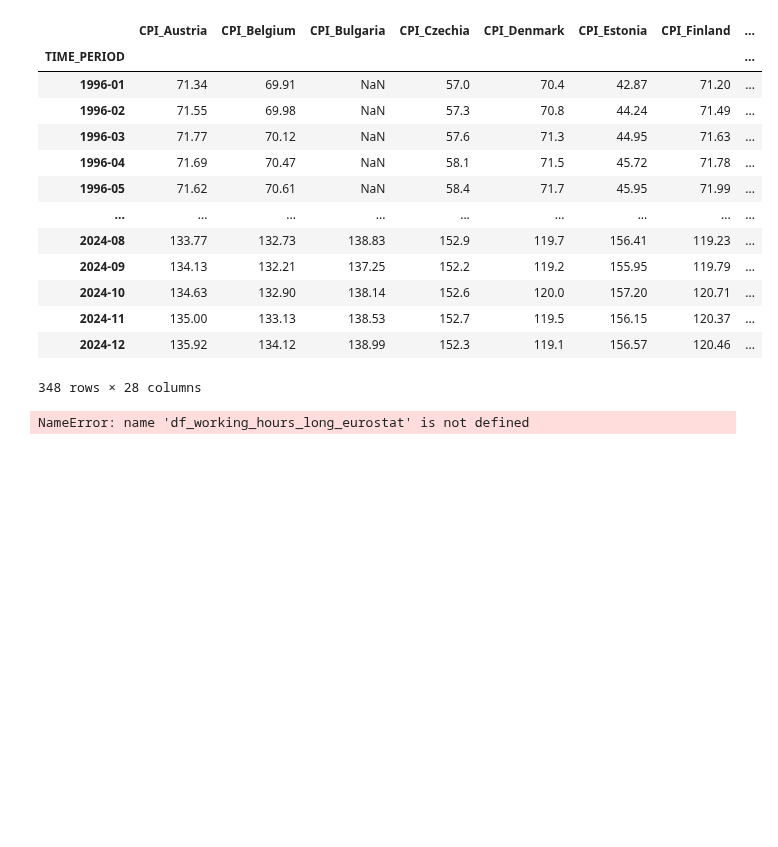
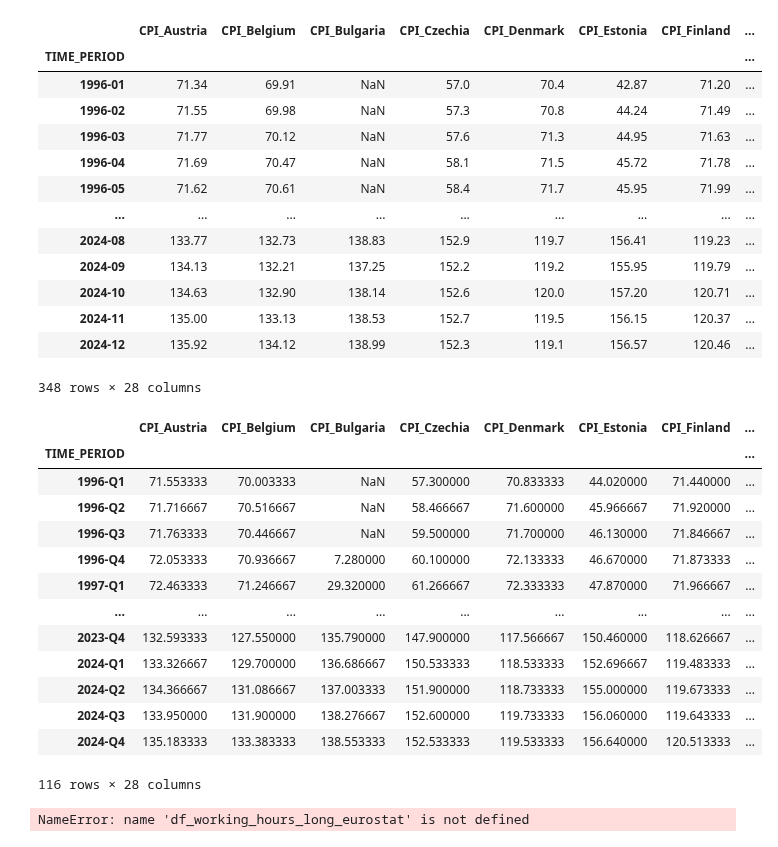
Before and after one commit to enriquealarcon01/Stat-App, a Jupyter notebook: Stat'App- test données_copie_alt.ipynb, the cells around one changed output. Saved outputs shown, nothing was run; the diff lists cells and outputs as text; code cells hidden in the pictures; blank space fills up the shorter version.

Commit message:
Modification CPI--> CPI trimestriel

```diff
--- a/Stat'App- test données_copie_alt.ipynb
+++ b/Stat'App- test données_copie_alt.ipynb
@@ -492,6 +484,33 @@ df_CPI
 | 2024-11 | 135.00 | 133.13 | 138.53 | 152.7 | 119.5 | 156.15 | 120.37 | ... |
 | 2024-12 | 135.92 | 134.12 | 138.99 | 152.3 | 119.1 | 156.57 | 120.46 | ... |
 348 rows × 28 columns
+# %%
+#Mise en place du CPI trimestriel
+# Conversion de TIME_PERIOD en format datetime avec fréquence trimestrielle
+df_CPI.index = pd.PeriodIndex(df_CPI.index, freq='Q')
+
+# On calcule la moyenne par trimestre
+df_CPI_trimestriel = df_CPI.groupby(df_CPI.index).mean()
+
+# Changement du nom de l'index
+df_CPI_trimestriel.index = df_CPI_trimestriel.index.astype(str).str.replace(r'(\d{4})Q(\d)', r'\1-Q\2', regex=True)
+df_CPI=df_CPI_trimestriel
+df_CPI
+# %% [output]
+|  | CPI_Austria | CPI_Belgium | CPI_Bulgaria | CPI_Czechia | CPI_Denmark | CPI_Estonia | CPI_Finland | ... |
+| TIME_PERIOD |  |  |  |  |  |  |  | ... |
+| 1996-Q1 | 71.553333 | 70.003333 | NaN | 57.300000 | 70.833333 | 44.020000 | 71.440000 | ... |
+| 1996-Q2 | 71.716667 | 70.516667 | NaN | 58.466667 | 71.600000 | 45.966667 | 71.920000 | ... |
+| 1996-Q3 | 71.763333 | 70.446667 | NaN | 59.500000 | 71.700000 | 46.130000 | 71.846667 | ... |
+| 1996-Q4 | 72.053333 | 70.936667 | 7.280000 | 60.100000 | 72.133333 | 46.670000 | 71.873333 | ... |
+| 1997-Q1 | 72.463333 | 71.246667 | 29.320000 | 61.266667 | 72.333333 | 47.870000 | 71.966667 | ... |
+| ... | ... | ... | ... | ... | ... | ... | ... | ... |
+| 2023-Q4 | 132.593333 | 127.550000 | 135.790000 | 147.900000 | 117.566667 | 150.460000 | 118.626667 | ... |
+| 2024-Q1 | 133.326667 | 129.700000 | 136.686667 | 150.533333 | 118.533333 | 152.696667 | 119.483333 | ... |
+| 2024-Q2 | 134.366667 | 131.086667 | 137.003333 | 151.900000 | 118.733333 | 155.000000 | 119.673333 | ... |
+| 2024-Q3 | 133.950000 | 131.900000 | 138.276667 | 152.600000 | 119.733333 | 156.060000 | 119.643333 | ... |
+| 2024-Q4 | 135.183333 | 133.383333 | 138.553333 | 152.533333 | 119.533333 | 156.640000 | 120.513333 | ... |
+116 rows × 28 columns
 # %%
 #tables en format long à merger :
 set1 = set(df_working_hours_long_eurostat['geo'].unique())
```
Also changed, not shown: parts of 9 cells of this notebook.
